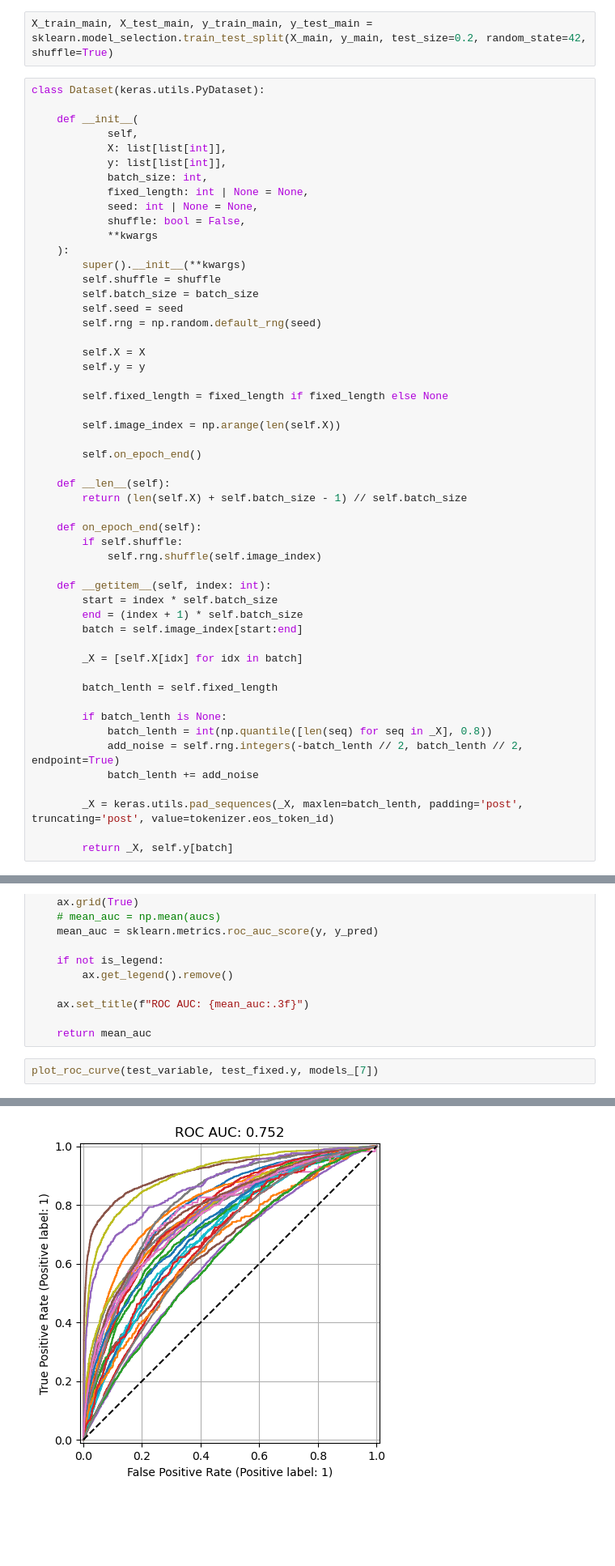
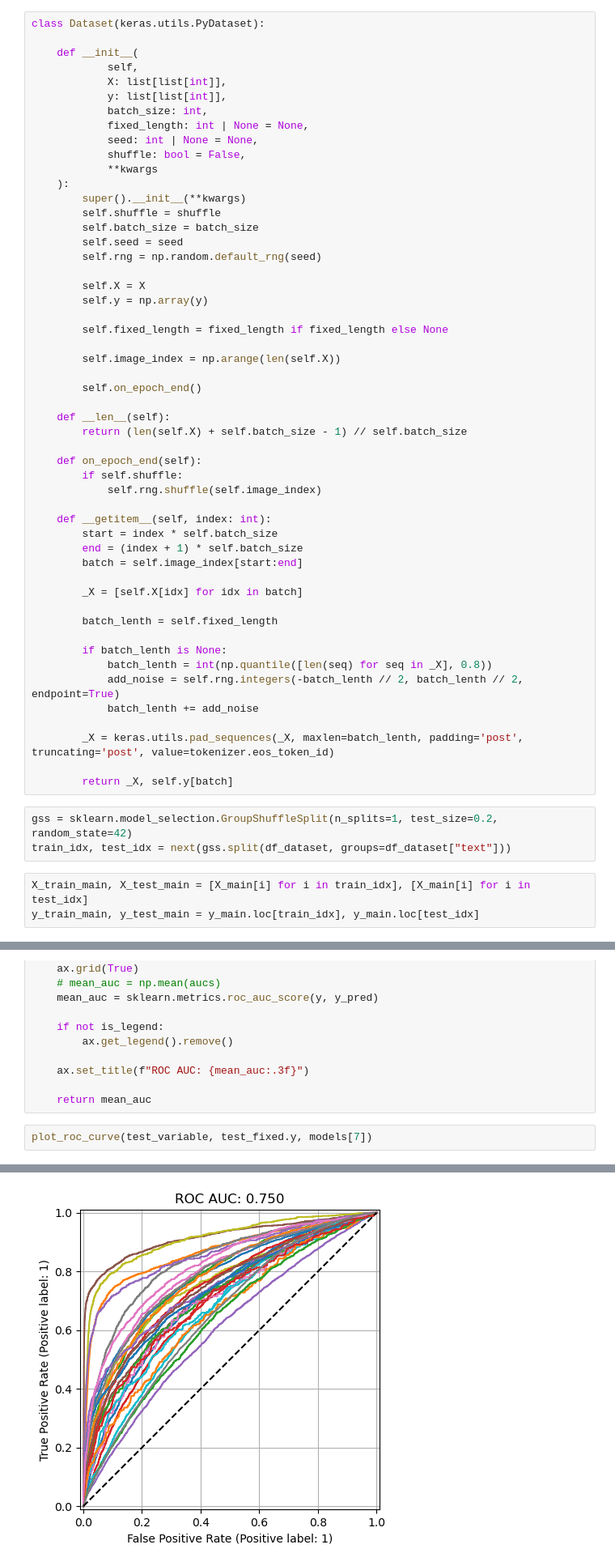
Before and after one commit to Dezzelshipc/CompMath2, a Jupyter notebook: nlp/01A Sequence classification RNN/seq_calss.ipynb, the cells around one changed output, grey strips where cells are left out. Shown at 81% size. Saved outputs shown, nothing was run; the diff lists cells and outputs as text; blank space fills up the shorter version.

```diff
--- a/nlp/01A Sequence classification RNN/seq_calss.ipynb
+++ b/nlp/01A Sequence classification RNN/seq_calss.ipynb
@@ -149,5 +194,3 @@ class_weights
-# %%
-X_train_main, X_test_main, y_train_main, y_test_main = sklearn.model_selection.train_test_split(X_main, y_main, test_size=0.2, random_state=42, shuffle=True)
 # %%
 class Dataset(keras.utils.PyDataset):
 
@@ -168,7 +211,7 @@ class Dataset(keras.utils.PyDataset):
         self.rng = np.random.default_rng(seed)
 
         self.X = X
-        self.y = y
+        self.y = np.array(y)
 
         self.fixed_length = fixed_length if fixed_length else None
 
@@ -200,6 +243,12 @@ class Dataset(keras.utils.PyDataset):
         _X = keras.utils.pad_sequences(_X, maxlen=batch_lenth, padding='post', truncating='post', value=tokenizer.eos_token_id)
 
         return _X, self.y[batch]
+# %%
+gss = sklearn.model_selection.GroupShuffleSplit(n_splits=1, test_size=0.2, random_state=42)
+train_idx, test_idx = next(gss.split(df_dataset, groups=df_dataset["text"]))
+# %%
+X_train_main, X_test_main = [X_main[i] for i in train_idx], [X_main[i] for i in test_idx]
+y_train_main, y_test_main = y_main.loc[train_idx], y_main.loc[test_idx]
 # %%
 BATCH_SIZE = 1024
 # %%
@@ -519,5 +570,5 @@ def plot_roc_curve(
 
     return mean_auc
 # %%
-plot_roc_curve(test_variable, test_fixed.y, models_[7])
+plot_roc_curve(test_variable, test_fixed.y, models[7])
 # %% [output]
@@ -526,4 +577,4 @@ plot_roc_curve(test_variable, test_fixed.y, models_[7])
-[figure, old version]
+[figure, new version]
 # %% [markdown]
 Plot the mean ROC AUC scores. Which model has the highest score? On what kind of dataset?
 # %%
```
Also changed, not shown: parts of 21 cells of this notebook, 1 other file.
